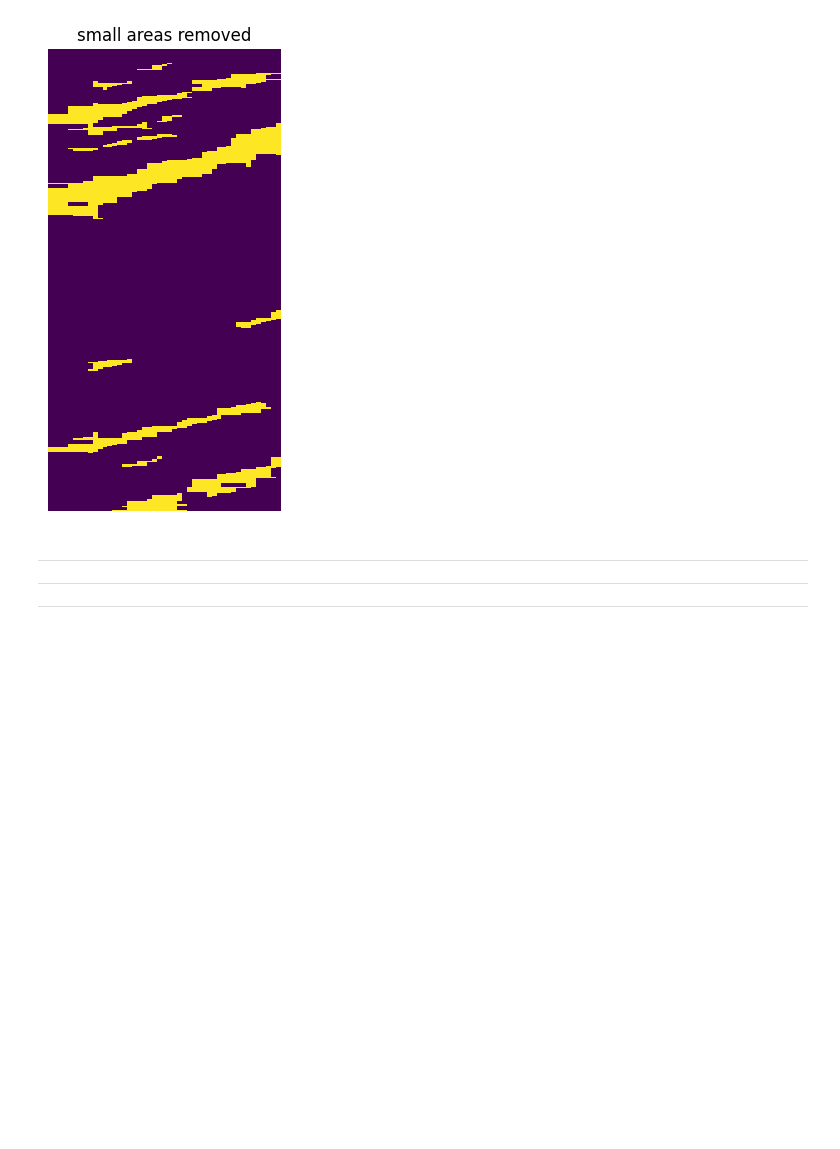
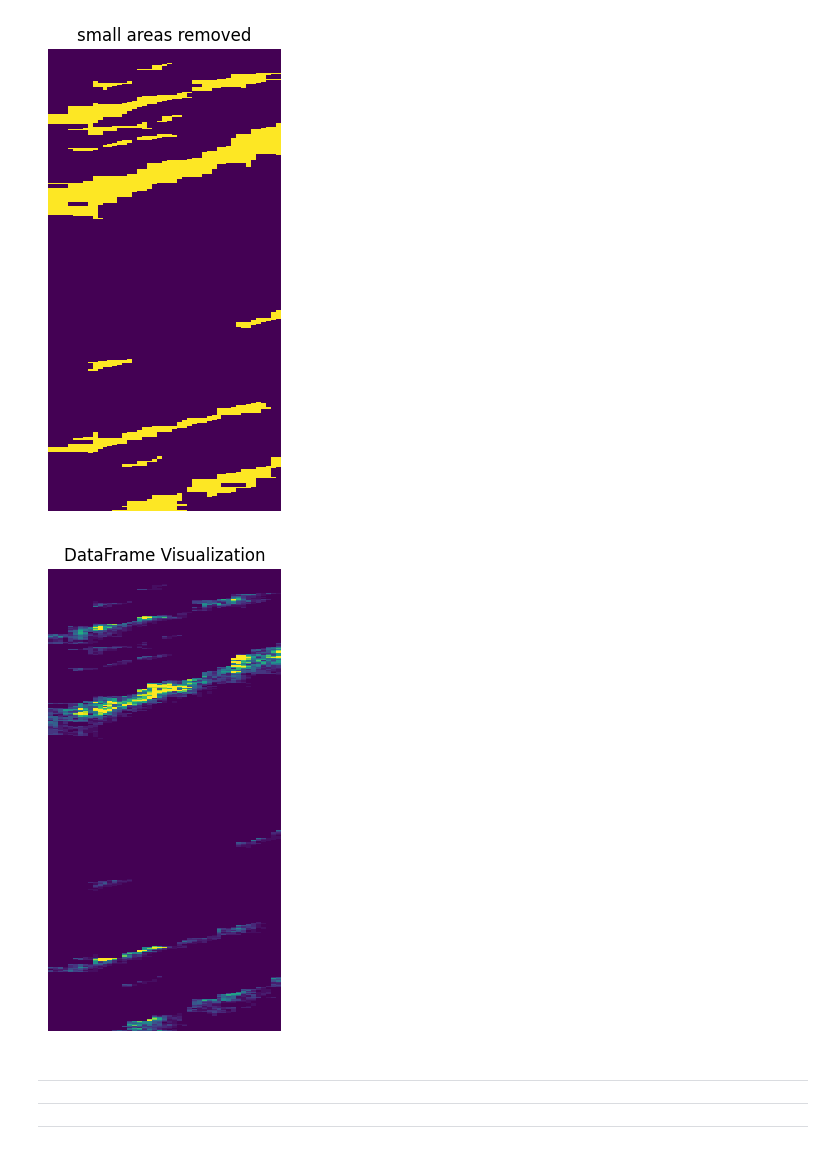
Before and after one commit to mmartyna123/ComputerVision, a Jupyter notebook: Project1/MS-6am copy.ipynb, the cells around one changed output. Cells and saved outputs as stored; diff of their text form; code cells hidden in the pictures; blank space fills up the shorter version.

```diff
--- a/Project1/MS-6am copy.ipynb
+++ b/Project1/MS-6am copy.ipynb
@@ -262,6 +262,11 @@ remove_small = remove_small_areas(closed_bin, 30)
 plot_image(remove_small, 3,6,title="small areas removed")
 # %% [output]
 [figure]
+# %%
+df_denoised[remove_small == 0 ] = 0
+plot_image(df_denoised, 3, 6)
+# %% [output]
+[figure, added]
 # %% [markdown]
 -------
 -------
```
Also changed, not shown: parts of 1 cell of this notebook, 4 other files.
